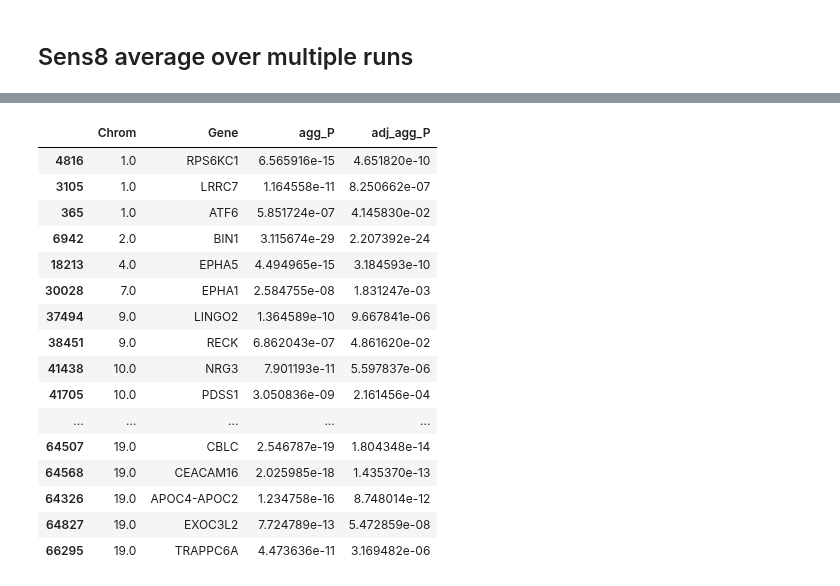
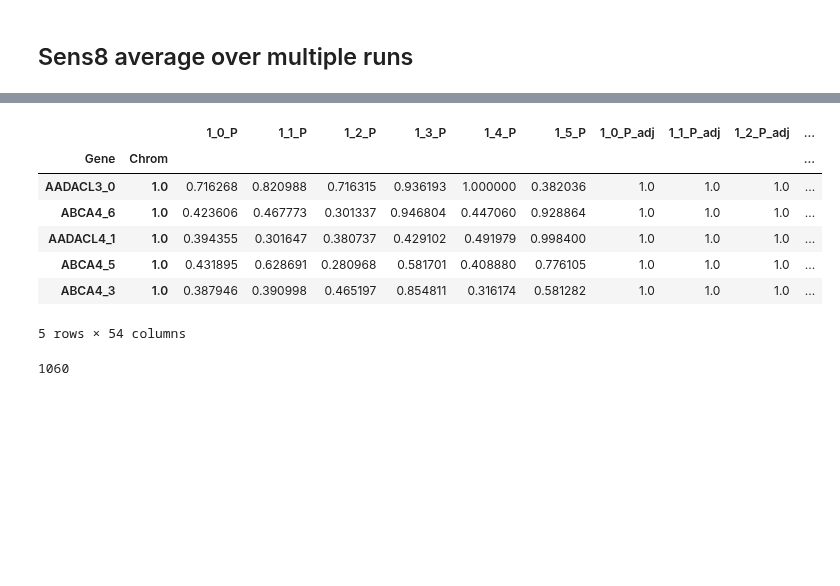
Before and after one commit to titoghose/GWANN, a Jupyter notebook: Code_AD/sensitivity_plots.ipynb, the cells around one changed output, grey strips where cells are left out. Cells and saved outputs as stored; diff of their text form; code cells hidden in the pictures; blank space fills up the shorter version.

```diff
--- a/Code_AD/sensitivity_plots.ipynb
+++ b/Code_AD/sensitivity_plots.ipynb
@@ -983,21 +952,34 @@ gene_comb_df.head()
-# %%
-gene_comb_df.sort_values(['Chrom', 'adj_agg_P'], inplace=True)
-gene_comb_df.loc[gene_comb_df['adj_agg_P'] < 0.05][['Chrom', 'Gene', 'agg_P', 'adj_agg_P']]
-# %% [output]
-|  | Chrom | Gene | agg_P | adj_agg_P |
-| 4816 | 1.0 | RPS6KC1 | 6.565916e-15 | 4.651820e-10 |
-| 3105 | 1.0 | LRRC7 | 1.164558e-11 | 8.250662e-07 |
-| 365 | 1.0 | ATF6 | 5.851724e-07 | 4.145830e-02 |
-| 6942 | 2.0 | BIN1 | 3.115674e-29 | 2.207392e-24 |
-| 18213 | 4.0 | EPHA5 | 4.494965e-15 | 3.184593e-10 |
-| 30028 | 7.0 | EPHA1 | 2.584755e-08 | 1.831247e-03 |
-| 37494 | 9.0 | LINGO2 | 1.364589e-10 | 9.667841e-06 |
-| 38451 | 9.0 | RECK | 6.862043e-07 | 4.861620e-02 |
-| 41438 | 10.0 | NRG3 | 7.901193e-11 | 5.597837e-06 |
-| 41705 | 10.0 | PDSS1 | 3.050836e-09 | 2.161456e-04 |
-| ... | ... | ... | ... | ... |
-| 64507 | 19.0 | CBLC | 2.546787e-19 | 1.804348e-14 |
-| 64568 | 19.0 | CEACAM16 | 2.025985e-18 | 1.435370e-13 |
-| 64326 | 19.0 | APOC4-APOC2 | 1.234758e-16 | 8.748014e-12 |
-| 64827 | 19.0 | EXOC3L2 | 7.724789e-13 | 5.472859e-08 |
-| 66295 | 19.0 | TRAPPC6A | 4.473636e-11 | 3.169482e-06 |
+# %%
+cols = [f'GS10_{t}{t}_P' for t in tseeds]
+comb_df.rename(columns={c:f'1_{ci}_P' for ci, c in enumerate(cols)}, inplace=True)
+cols = [f'1_{ci}_P' for ci, _ in enumerate(cols)]
+
+avgs = {
+    1: [[c,] for c in cols],
+    # 2: np.split(cols, np.arange(2, len(cols), 2)),
+    # 3: np.split(cols, np.arange(3, len(cols), 3)),
+    2: [np.random.choice(cols, size=2, replace=False) for _ in range(10)],
+    3: [np.random.choice(cols, size=3, replace=False) for _ in range(5)],
+    4: [np.random.choice(cols, size=4, replace=False) for _ in range(3)],
+    5: [np.random.choice(cols, size=5, replace=False) for _ in range(2)],
+    6: [np.random.choice(cols, size=6, replace=False),]
+}
+
+for k, vs in avgs.items():
+    for vi, v in enumerate(vs):
+        if len(v) > 1:
+            comb_df[f'{k}_{vi}_P'] = 10**comb_df[v].apply(lambda x: np.mean(np.log10(x)), axis=1).values
+
+        _, corr_p, _, alpha_bonf = multipletests(comb_df[f'{k}_{vi}_P'].values, method='bonferroni')
+        comb_df[f'{k}_{vi}_P_adj'] = corr_p
+
+comb_df.head()
+# %% [output]
+|  |  | 1_0_P | 1_1_P | 1_2_P | 1_3_P | 1_4_P | 1_5_P | 1_0_P_adj | 1_1_P_adj | 1_2_P_adj | ... |
+| Gene | Chrom |  |  |  |  |  |  |  |  |  | ... |
+| AADACL3_0 | 1.0 | 0.716268 | 0.820988 | 0.716315 | 0.936193 | 1.000000 | 0.382036 | 1.0 | 1.0 | 1.0 | ... |
+| ABCA4_6 | 1.0 | 0.423606 | 0.467773 | 0.301337 | 0.946804 | 0.447060 | 0.928864 | 1.0 | 1.0 | 1.0 | ... |
+| AADACL4_1 | 1.0 | 0.394355 | 0.301647 | 0.380737 | 0.429102 | 0.491979 | 0.998400 | 1.0 | 1.0 | 1.0 | ... |
+| ABCA4_5 | 1.0 | 0.431895 | 0.628691 | 0.280968 | 0.581701 | 0.408880 | 0.776105 | 1.0 | 1.0 | 1.0 | ... |
+| ABCA4_3 | 1.0 | 0.387946 | 0.390998 | 0.465197 | 0.854811 | 0.316174 | 0.581282 | 1.0 | 1.0 | 1.0 | ... |
+5 rows × 54 columns
@@ -1003,0 +1012,6 @@ gene_comb_df.loc[gene_comb_df['adj_agg_P'] < 0.05][['Chrom', 'Gene', 'agg_P', 'a
+# %%
+gwas_catalog = pd.read_csv('/home/upamanyu/GWANN/Code_AD/enrichment_scripts/gwas_catalog_AD_groups.csv')
+gwas_catalog_AD = set(gwas_catalog.loc[gwas_catalog['DISEASE/TRAIT'] == 'Alzheimer']['Gene'].values)
+len(gwas_catalog_AD)
+# %% [output]
+1060
```
Also changed, not shown: parts of 9 cells of this notebook, 2 other files.
